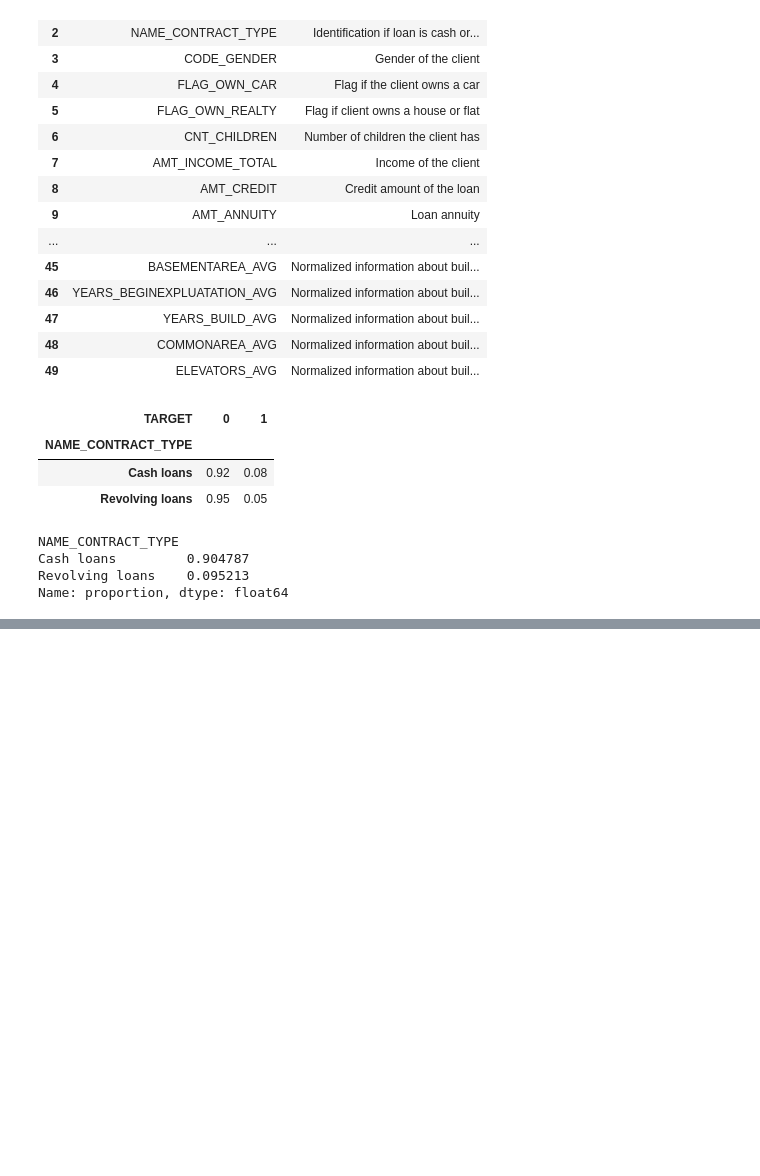
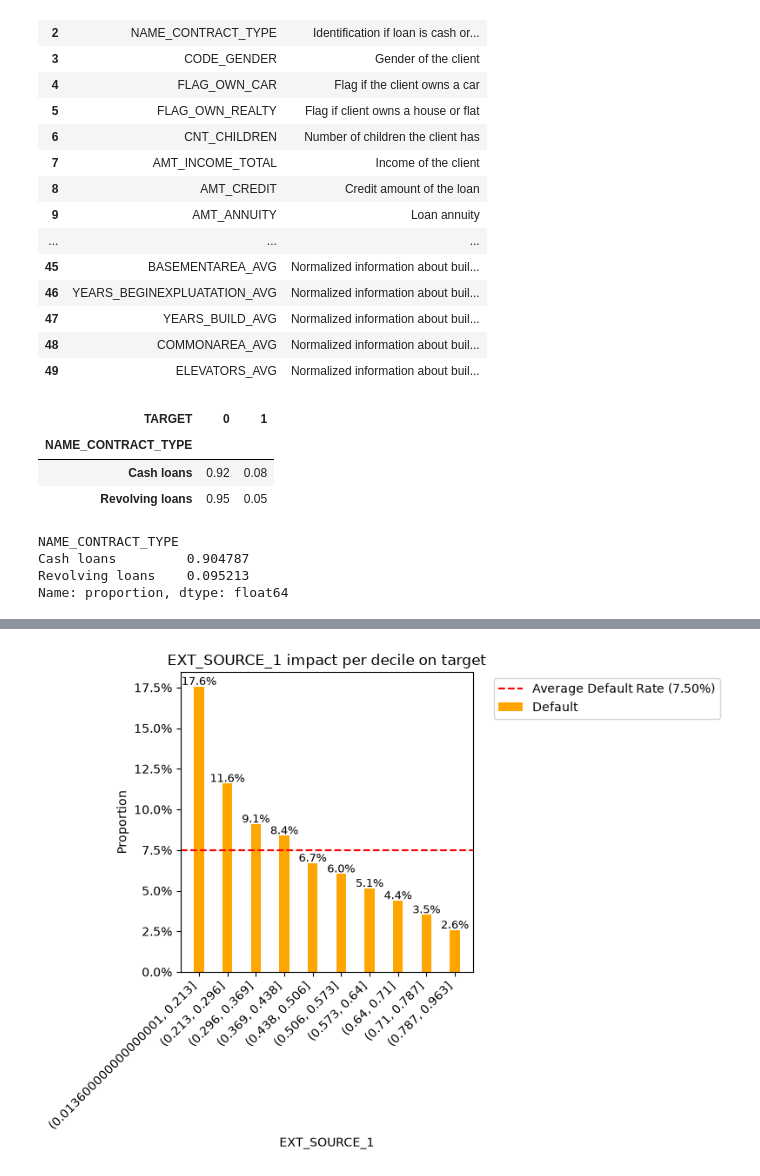
Before and after one commit to GGGBSILVESTRE1/Predicao_inadimplencia, a Jupyter notebook: notebooks/EDA.ipynb, the cells around one changed output, grey strips where cells are left out. Drawn from its saved outputs; the diff is of its cells as text; code cells hidden in the pictures; blank space fills up the shorter version.

```diff
--- a/notebooks/EDA.ipynb
+++ b/notebooks/EDA.ipynb
@@ -392,0 +344,6 @@ df_application_train.groupby("TARGET")['yeras_employed'].mean()
+# %%
+df_features = df_features.assign (
+    ext_source_1_missing = df_features['EXT_SOURCE_1'].isnull().astype(int),
+    ext_source_2_missing = df_features['EXT_SOURCE_2'].isnull().astype(int),
+    ext_source_3_missing = df_features['EXT_SOURCE_3'].isnull().astype(int)
+)
@@ -392,0 +428,4 @@ df_application_train.groupby("TARGET")['yeras_employed'].mean()
+# %%
+plot_target_by_decile(df_features, feature = "EXT_SOURCE_1", target= "TARGET", name="EXT_SOURCE_1 impact per decile on target")
+# %% [output]
+[figure, added]
```
Also changed, not shown: parts of 43 cells of this notebook, 3 other files.
